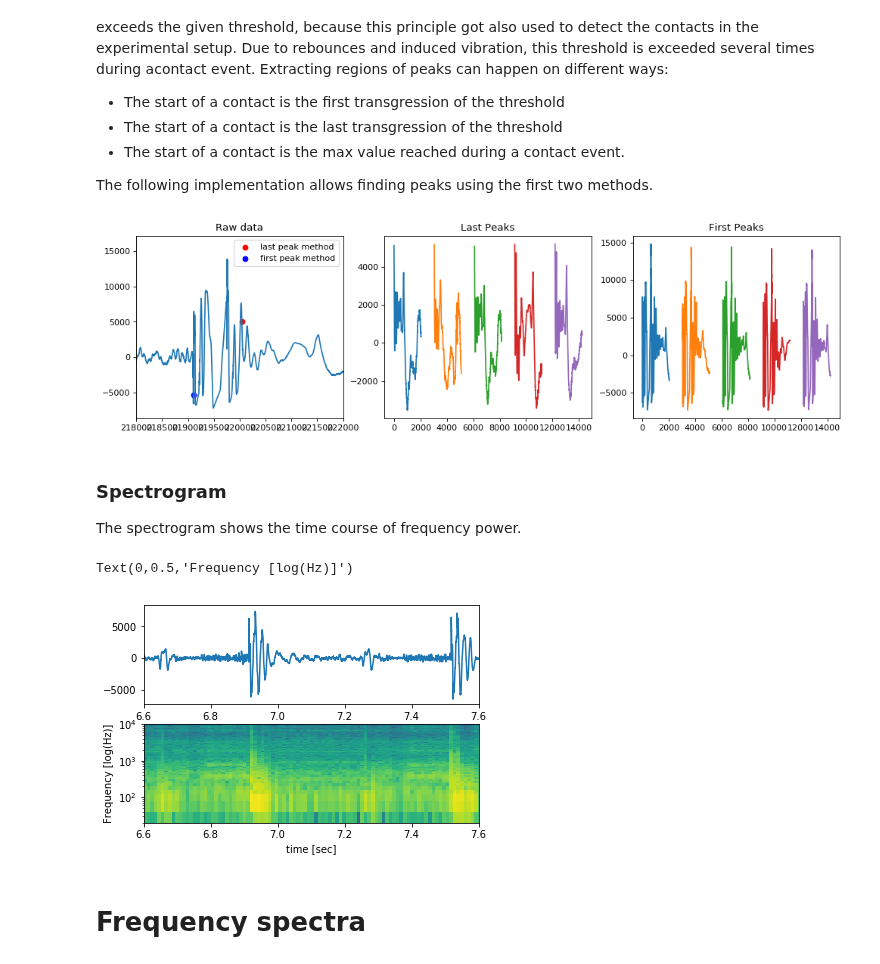
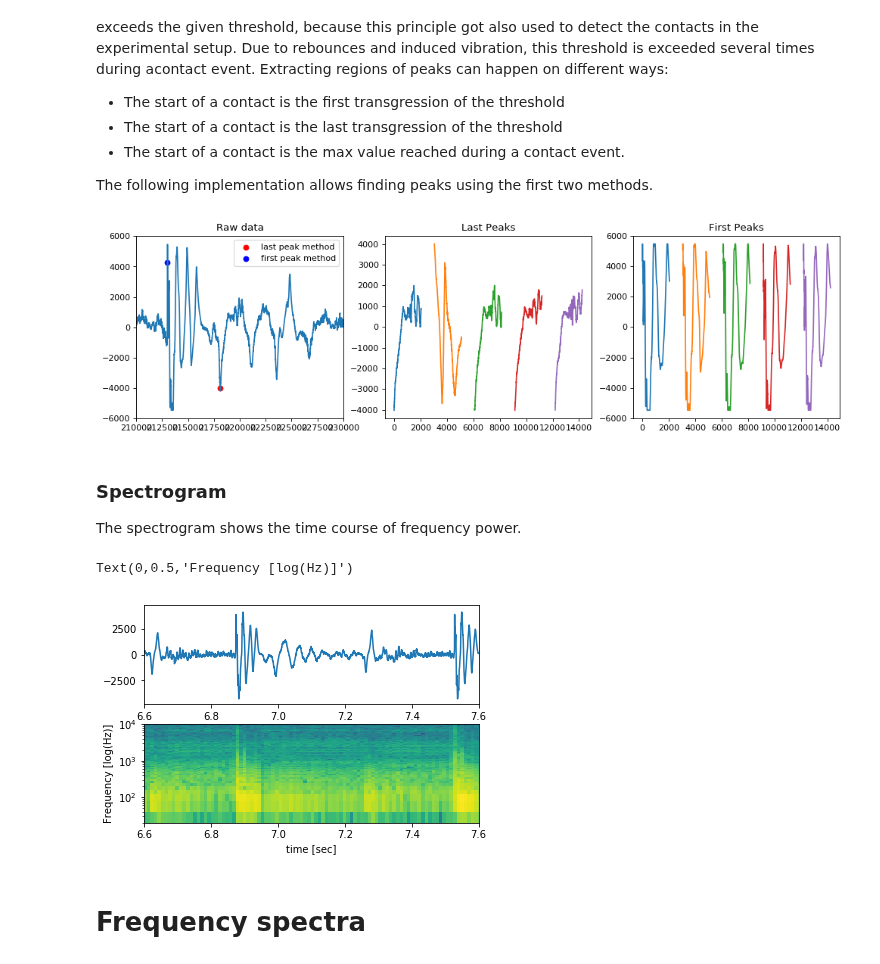
Before and after one commit to LucaHermes/PiezoAntenna, a Jupyter notebook: Piezo Antenna.ipynb, the cells around one changed output. Cells and saved outputs as stored; diff of their text form; code cells hidden in the pictures.

Commit message:
ran notebook with new data adapted plots

```diff
--- a/Piezo Antenna.ipynb
+++ b/Piezo Antenna.ipynb
@@ -39,7 +39,7 @@ import re
 FRAMERATE = 0    # init framerate (gets assigned when wav files are read)
 
 # load and prepare the data
-data_dir = 'data'
+data_dir = 'data_clipped'
 files = os.listdir(data_dir)
 rawdata = pd.DataFrame(columns=['record', 'distance', 'speed'])
 
@@ -79,5 +79,5 @@ plt.subplot(1, 2, 2)
 plt.xlabel("Time [sec]")
 plt.title("Zoom on a single contact")
 plt.plot(samples_to_time(len(rawdata['record'][13])),rawdata['record'][13])
-plt.xlim((5.95, 6.1))
+plt.xlim((5.95, 6.5))
 # %% [output]
@@ -94,7 +94,7 @@ The records were stored by distance and motor speed. Each file contains 100 reco
 The following implementation allows finding peaks using the first two methods.
 # %%
 EXPECTED_CONTACTS = 100
-THRESHOLD = 5000
+THRESHOLD = 4000
 FRAGMENT_SIZE = 2048
 SAMPLES_BETWEEN_CONTACTS = 4410
 
@@ -126,35 +126,35 @@ def extract_peaks(d, peaks):
 for i in range(N_CLASSES):
     d = pd.Series(data['record'][i])
     peaks_fst = find_peaks(d.abs(), method='first_peaks')
     data.at[i, 'contacts_fst'] = 0
     data['contacts_fst'] = data['contacts_fst'].astype(object)
     data.at[i, 'contacts_fst'] = np.array(extract_peaks(d, peaks_fst))
 
     peaks_lst = find_peaks(d.abs(), method='last_peaks')
     data.at[i, 'contacts_lst'] = 0
     data['contacts_lst'] = data['contacts_lst'].astype(object)
     data.at[i, 'contacts_lst'] = np.array(extract_peaks(d, peaks_lst))
 
 
 plt.figure(num=None, figsize=(15, 4), dpi=80)
 plt.subplot('131')
 last_series = data['record'][len(data['record'])-1]
 plt.title("Raw data")
 plt.plot(last_series)
 plt.scatter(peaks_lst, [ last_series[i] for i in peaks_lst ], color='r', label='last peak method')
 plt.scatter(peaks_fst, [ last_series[i] for i in peaks_fst ], color='b', label='first peak method')
 plt.legend()
-plt.xlim((218000, 222000))
+plt.xlim((210000, 230000))
 for i in range(5):
     xs = range(FRAGMENT_SIZE*(i)+1000*i,FRAGMENT_SIZE*(i+1)+1000*i)
     plt.subplot('132')
     plt.plot(xs, data.loc[len(data['record'])-1, 'contacts_lst'][i])
     plt.title("Last Peaks")
     plt.subplot('133')
     plt.plot(xs, data.loc[len(data['record'])-1, 'contacts_fst'][i])
     plt.title("First Peaks")
 # %% [output]
-[figure, old version]
+[figure, new version]
 # %% [markdown]
 ### Spectrogram
 
@@ -195,7 +195,7 @@ ax[1].set_xlabel("time [sec]")
 ax[1].set_ylabel("Frequency [log(Hz)]")
 # %% [output]
 Text(0,0.5,'Frequency [log(Hz)]')
-[figure, old version]
+[figure, new version]
 # %% [markdown]
 # Frequency spectra
 # %% [markdown]
```
Also changed, not shown: parts of 4 cells of this notebook, 1 other file.
